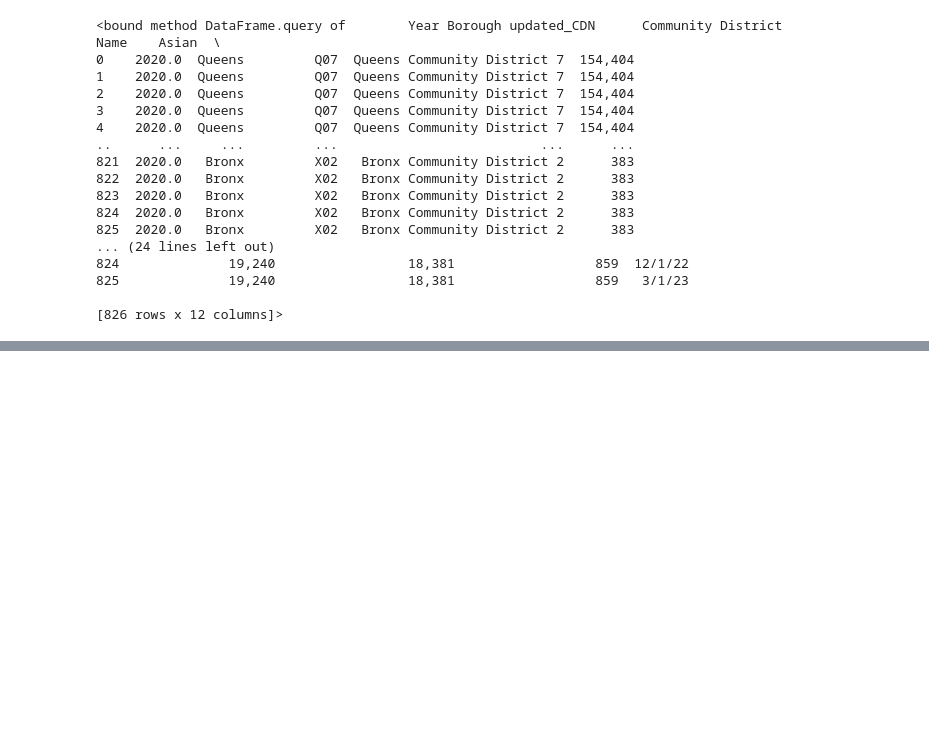
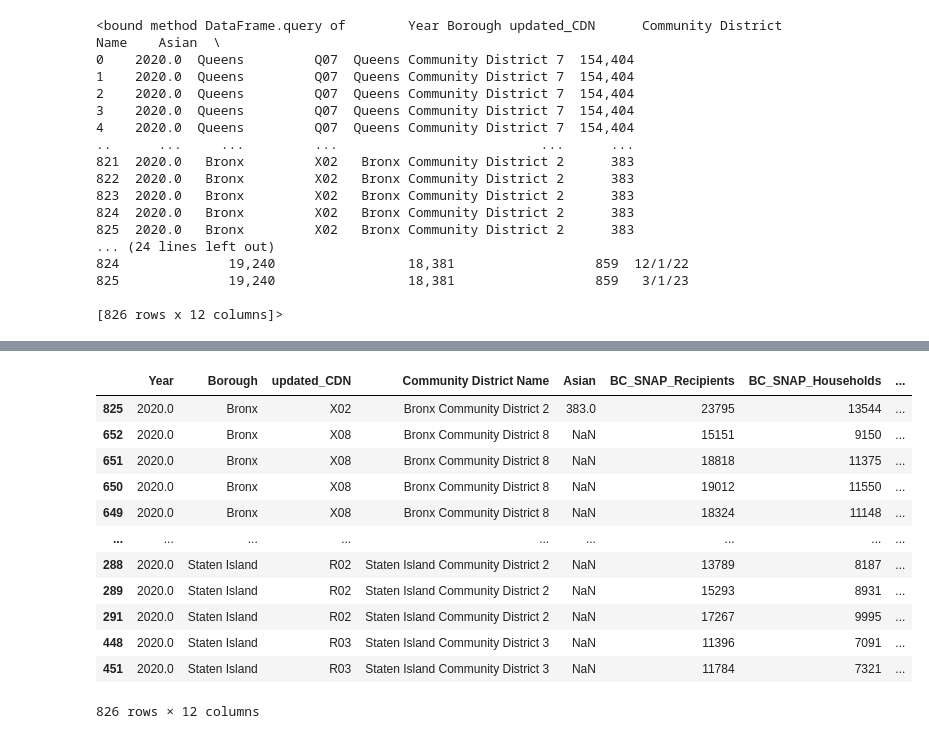
Before and after one commit to arubybonilla/2023-asam-benefits, a Jupyter notebook: 2023-asam-benefits-analysis-smail-bonilla.ipynb, the cells around one changed output, grey strips where cells are left out. Cells and saved outputs as stored; diff of their text form; code cells hidden in the pictures; blank space fills up the shorter version.

```diff
--- a/2023-asam-benefits-analysis-smail-bonilla.ipynb
+++ b/2023-asam-benefits-analysis-smail-bonilla.ipynb
@@ -216,3 +215,19 @@ df.sample(20)
 | 57 | 2020.0 | Queens | Q11 | Queens Community District 11 | 59,980 | 7591 | 4996 | ... |
 | 25 | 2020.0 | Brooklyn | B11 | Brooklyn Community District 11 | 86,067 | 39946 | 23612 | ... |
 | 276 | 2020.0 | Manhattan | M08 | Manhattan Community District 8 | 26,536 | 5758 | 4515 | ... |
+# %%
+df.sort_values(by="Borough", ascending = True)
+# %% [output]
+|  | Year | Borough | updated_CDN | Community District Name | Asian | BC_SNAP_Recipients | BC_SNAP_Households | ... |
+| 825 | 2020.0 | Bronx | X02 | Bronx Community District 2 | 383.0 | 23795 | 13544 | ... |
+| 652 | 2020.0 | Bronx | X08 | Bronx Community District 8 | NaN | 15151 | 9150 | ... |
+| 651 | 2020.0 | Bronx | X08 | Bronx Community District 8 | NaN | 18818 | 11375 | ... |
+| 650 | 2020.0 | Bronx | X08 | Bronx Community District 8 | NaN | 19012 | 11550 | ... |
+| 649 | 2020.0 | Bronx | X08 | Bronx Community District 8 | NaN | 18324 | 11148 | ... |
+| ... | ... | ... | ... | ... | ... | ... | ... | ... |
+| 288 | 2020.0 | Staten Island | R02 | Staten Island Community District 2 | NaN | 13789 | 8187 | ... |
+| 289 | 2020.0 | Staten Island | R02 | Staten Island Community District 2 | NaN | 15293 | 8931 | ... |
+| 291 | 2020.0 | Staten Island | R02 | Staten Island Community District 2 | NaN | 17267 | 9995 | ... |
+| 448 | 2020.0 | Staten Island | R03 | Staten Island Community District 3 | NaN | 11396 | 7091 | ... |
+| 451 | 2020.0 | Staten Island | R03 | Staten Island Community District 3 | NaN | 11784 | 7321 | ... |
+826 rows × 12 columns
```
Also changed, not shown: parts of 8 cells of this notebook.
